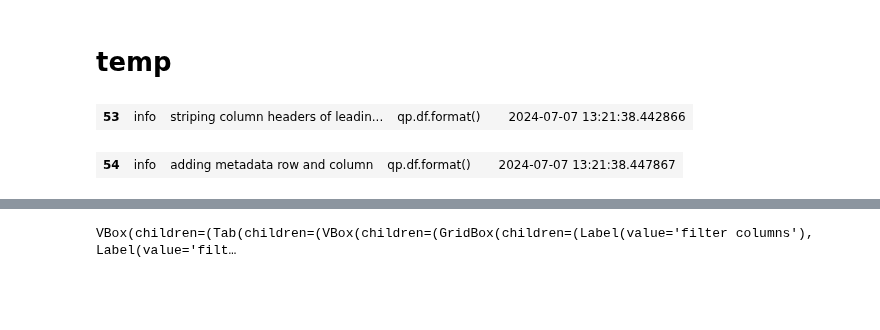
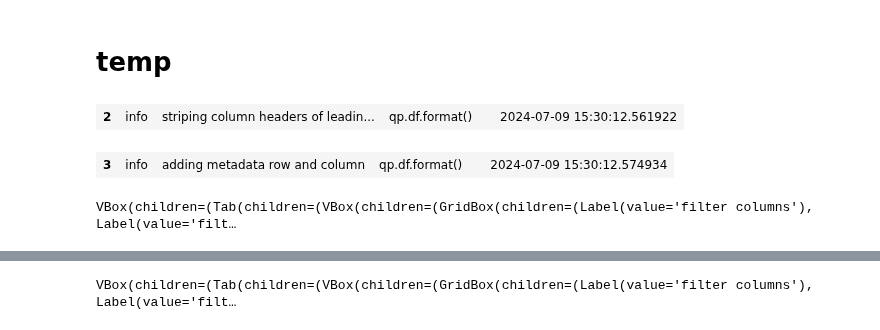
Before and after one commit to MartinVoelkl94/qplib_dev, a Jupyter notebook: testing.ipynb, the cells around one changed output, grey strips where cells are left out. Drawn from its saved outputs; the diff is of its cells as text; code cells hidden in the pictures; blank space fills up the shorter version.

```diff
--- a/testing.ipynb
+++ b/testing.ipynb
@@ -2118,21 +2118,24 @@ clean()
 # %%
 import pandas as pd
 import numpy as np
 import copy
 import os
 import sys
 import shutil
 import datetime
 import qplib as qp
 from qplib import log
 
 # if 'cards' not in globals():
 #     cards = pd.read_csv('data/cards.csv')
     # cards1 = cards.q('=toughness', '>1 && <4', modify='int(x)+10', inplace=False)
 
 df = qp.get_df().format()
 
 # cards = cards.format()
+
+df.qi()
 # %% [output]
-| 53 | info | striping column headers of leadin... | qp.df.format() |  | 2024-07-07 13:21:38.442866 |
+| 2 | info | striping column headers of leadin... | qp.df.format() |  | 2024-07-09 15:30:12.561922 |
-| 54 | info | adding metadata row and column | qp.df.format() |  | 2024-07-07 13:21:38.447867 |
+| 3 | info | adding metadata row and column | qp.df.format() |  | 2024-07-09 15:30:12.574934 |
+VBox(children=(Tab(children=(VBox(children=(GridBox(children=(Label(value='filter columns'), Label(value='filt…
```
Also changed, not shown: parts of 1 cell of this notebook, 1 other file.
